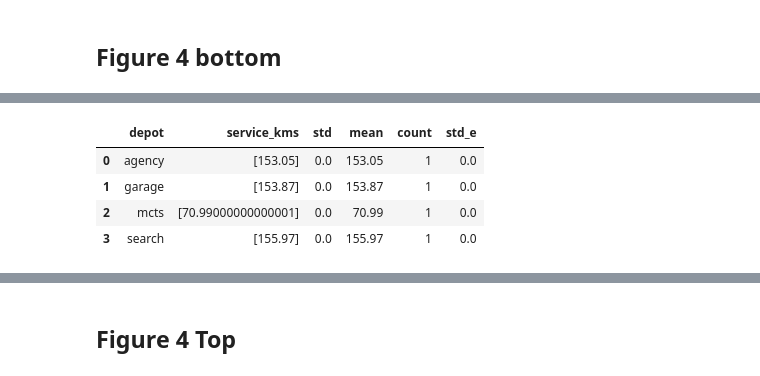
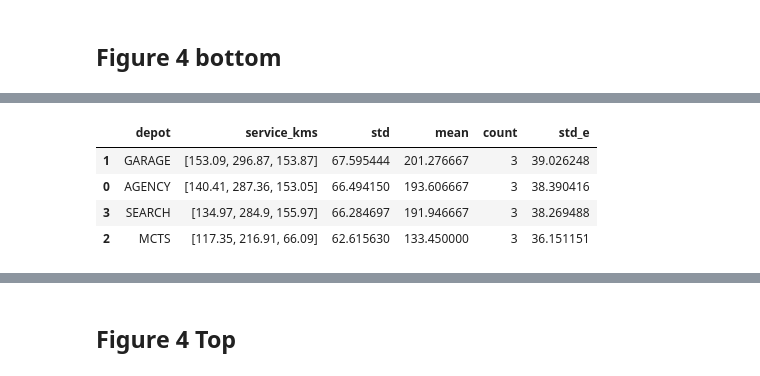
Before and after one commit to jptalusan/ICCPS2024_AE_Stationing, a Jupyter notebook: data_analysis/run_many_plotter.ipynb, the cells around one changed output, grey strips where cells are left out. Cells and saved outputs as stored; diff of their text form; code cells hidden in the pictures.

Commit message:
[ADDED] Finished plotting figures.

```diff
--- a/data_analysis/run_many_plotter.ipynb
+++ b/data_analysis/run_many_plotter.ipynb
@@ -61,52 +64,52 @@ bdf = parse_filename(bdf.reset_index())
 
 # drop nosub for this plot
 bdf = bdf[bdf['method'] != "nosub"]
+bdf = bdf[bdf['iter'] != "50"]
 
 bdf = bdf.groupby("depot").agg({"service_kms":list}).reset_index()
 bdf["std"] = bdf["service_kms"].apply(lambda x: np.std(x))
 bdf["mean"] = bdf["service_kms"].apply(lambda x: np.mean(x))
 bdf["count"] = bdf["service_kms"].apply(len)
 bdf["std_e"] = bdf["std"] / bdf["count"].apply(np.sqrt)
-# %%
-bdf
-# %% [output]
-|  | depot | service_kms | std | mean | count | std_e |
-| 0 | agency | [153.05] | 0.0 | 153.05 | 1 | 0.0 |
-| 1 | garage | [153.87] | 0.0 | 153.87 | 1 | 0.0 |
-| 2 | mcts | [70.99000000000001] | 0.0 | 70.99 | 1 | 0.0 |
-| 3 | search | [155.97] | 0.0 | 155.97 | 1 | 0.0 |
 # %%
-
-# df.loc[1, "method"] = "GARAGE"
-sort_dict = {"garage": 0, "agency": 1, "search": 2, "MCTS": 3}
+sort_dict = {"garage": 0, "agency": 1, "search": 2, "mcts": 3}
 bdf = bdf.iloc[bdf["depot"].map(sort_dict).sort_values().index]
 bdf.depot = bdf['depot'].str.upper()
+bdf["depot"] = pd.Categorical(bdf["depot"], ["GARAGE", "AGENCY", "SEARCH", "MCTS"])
+bdf = bdf.sort_values("depot")
+display(bdf)
 
 fig = px.line(bdf, x="depot", y="mean", error_y="std_e", markers=True, title="Line Plot with Error Bars")
 fig.update_traces(line={"width": 5})
 fig.data[0].error_y.thickness = 5
 fig.update_xaxes(showgrid=True, gridwidth=0.2, gridcolor="lightgrey")
 fig.update_yaxes(showgrid=True, gridwidth=0.2, gridcolor="lightgrey")
 fig.update_layout(
     width=800,
     height=500,
-    plot_bgcolor="rgba(0, 0, 0, 0)",  # Transparent background
-    paper_bgcolor="rgba(0, 0, 0, 0)",  # Transparent paper background
+    # plot_bgcolor="rgba(0, 0, 0, 0)",  # Transparent background
+    # paper_bgcolor="rgba(0, 0, 0, 0)",  # Transparent paper background
+    plot_bgcolor="white",  # Transparent background
+    paper_bgcolor="white",  # Transparent paper background
     margin=dict(l=5, r=5, t=5, b=5),
     title="",
     font=dict(
         # family="Courier New, monospace",
         size=18,
         color="black",
     ),
 )
 
 fig.update_xaxes(showline=True, linewidth=1, linecolor="black", mirror=True)
 fig.update_yaxes(showline=True, linewidth=1, linecolor="black", mirror=True)  # Change x and y-axis labels
 fig.update_xaxes(title_text="Stationing Plan")
 fig.update_yaxes(title_text="Deadhead kilometers")
-# fig.update_xaxes(categoryorder='array', categoryarray= ['GARAGE', 'AGENCY', 'SEARCH', 'MCTS', 'MCTS_5'])
-# fig.write_image("./plots/new_deadhead.pdf")
+fig.write_image(f"{plots_dir}/figure_4_bottom.png", scale=3)
 fig.show()
 # %% [output]
+|  | depot | service_kms | std | mean | count | std_e |
+| 1 | GARAGE | [153.09, 296.87, 153.87] | 67.595444 | 201.276667 | 3 | 39.026248 |
+| 0 | AGENCY | [140.41, 287.36, 153.05] | 66.494150 | 193.606667 | 3 | 38.390416 |
+| 3 | SEARCH | [134.97, 284.9, 155.97] | 66.284697 | 191.946667 | 3 | 38.269488 |
+| 2 | MCTS | [117.35, 216.91, 66.09] | 62.615630 | 133.450000 | 3 | 36.151151 |
 [interactive output not drawn]
```
Also changed, not shown: parts of 15 cells of this notebook, 3 other files.
